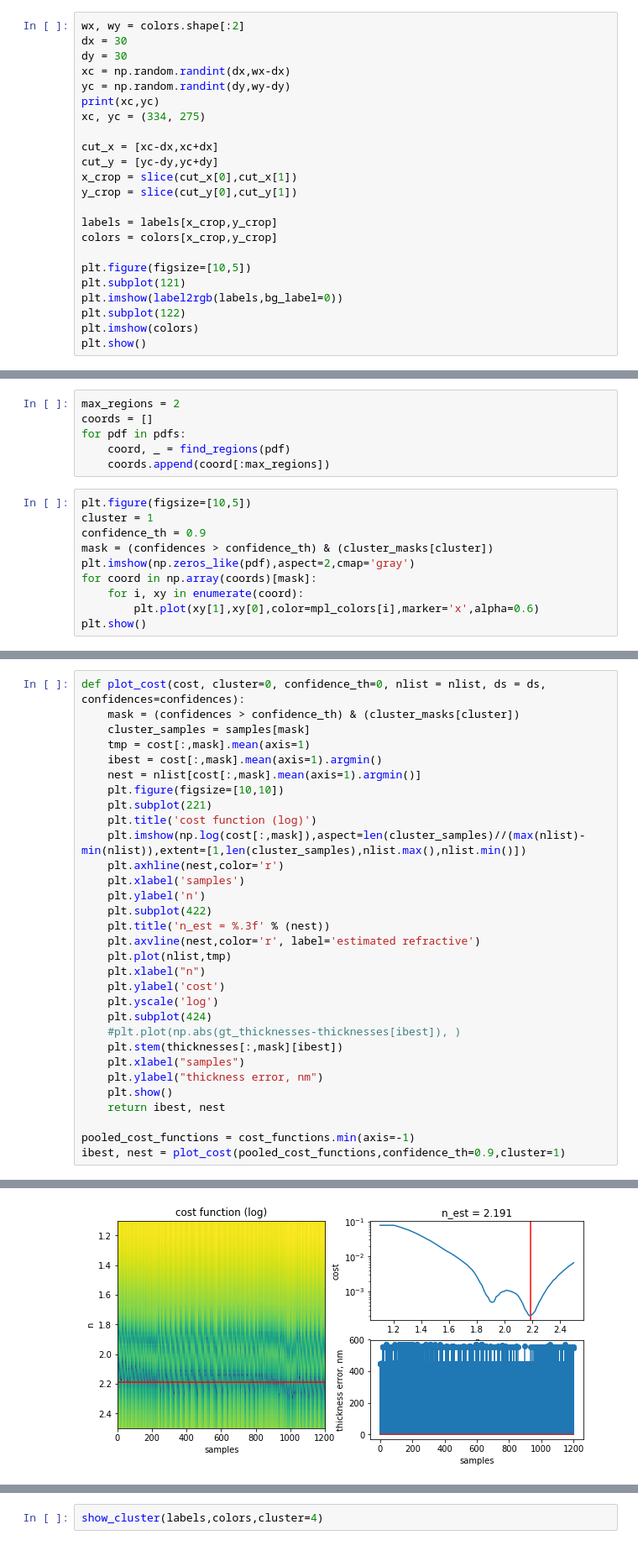
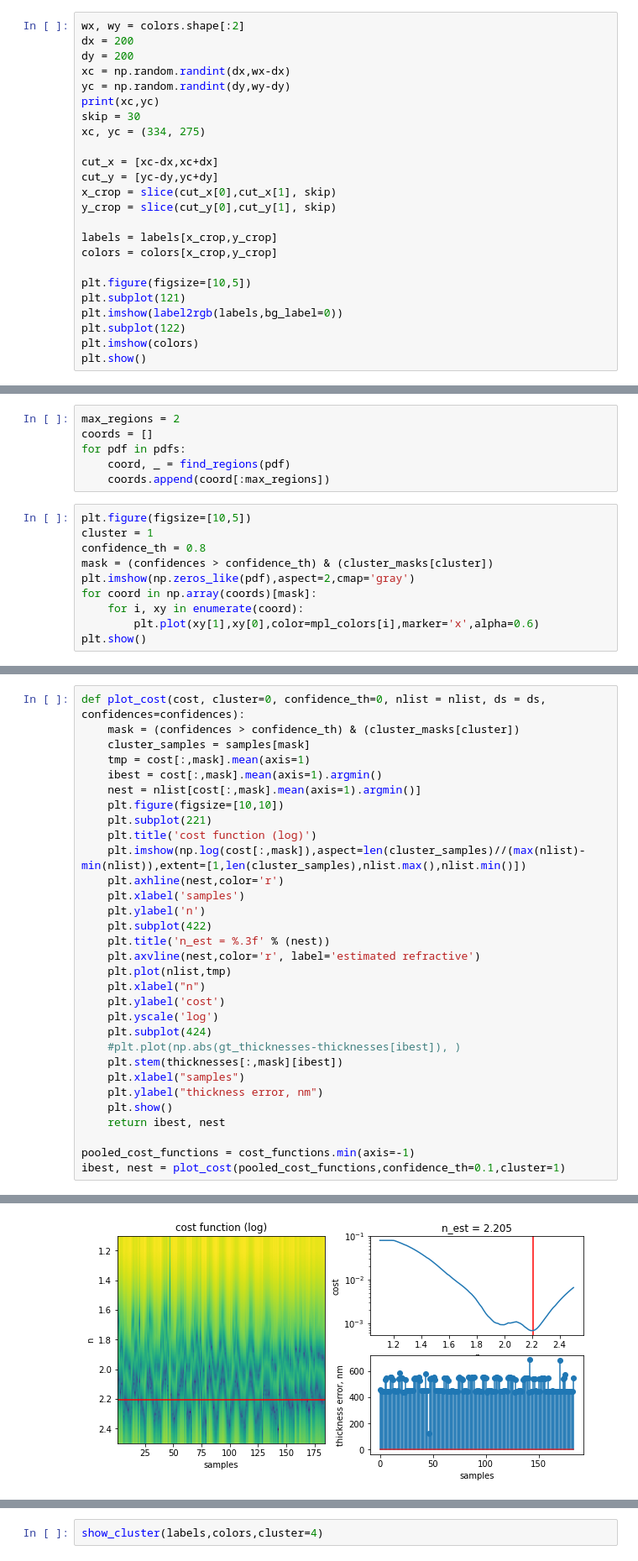
Before and after one commit to makamoa/bio, a Jupyter notebook: ImageOptimization.ipynb, the cells around one changed output, grey strips where cells are left out. Shown at 84% size. Cells and saved outputs as stored; diff of their text form.

```diff
--- a/ImageOptimization.ipynb
+++ b/ImageOptimization.ipynb
@@ -156,17 +156,18 @@ plt.show()
 [figure]
 # %%
 wx, wy = colors.shape[:2]
-dx = 30
-dy = 30
+dx = 200
+dy = 200
 xc = np.random.randint(dx,wx-dx)
 yc = np.random.randint(dy,wy-dy)
 print(xc,yc)
+skip = 30
 xc, yc = (334, 275)
 
 cut_x = [xc-dx,xc+dx]
 cut_y = [yc-dy,yc+dy]
-x_crop = slice(cut_x[0],cut_x[1])
-y_crop = slice(cut_y[0],cut_y[1])
+x_crop = slice(cut_x[0],cut_x[1], skip)
+y_crop = slice(cut_y[0],cut_y[1], skip)
 
 labels = labels[x_crop,y_crop]
 colors = colors[x_crop,y_crop]
@@ -383,7 +384,7 @@ for pdf in pdfs:
 # %%
 plt.figure(figsize=[10,5])
 cluster = 1
-confidence_th = 0.9
+confidence_th = 0.8
 mask = (confidences > confidence_th) & (cluster_masks[cluster])
 plt.imshow(np.zeros_like(pdf),aspect=2,cmap='gray')
 for coord in np.array(coords)[mask]:
@@ -426,5 +423,5 @@ def plot_cost(cost, cluster=0, confidence_th=0, nlist = nlist, ds = ds, confiden
     return ibest, nest
 
 pooled_cost_functions = cost_functions.min(axis=-1)
-ibest, nest = plot_cost(pooled_cost_functions,confidence_th=0.9,cluster=1)
+ibest, nest = plot_cost(pooled_cost_functions,confidence_th=0.1,cluster=1)
 # %% [output]
@@ -431,4 +432,4 @@ ibest, nest = plot_cost(pooled_cost_functions,confidence_th=0.9,cluster=1)
-[figure, old version]
+[figure, new version]
 # %%
 cluster = 1
 cluster_samples = samples[cluster_masks[cluster]]
```
Also changed, not shown: parts of 11 cells of this notebook.
